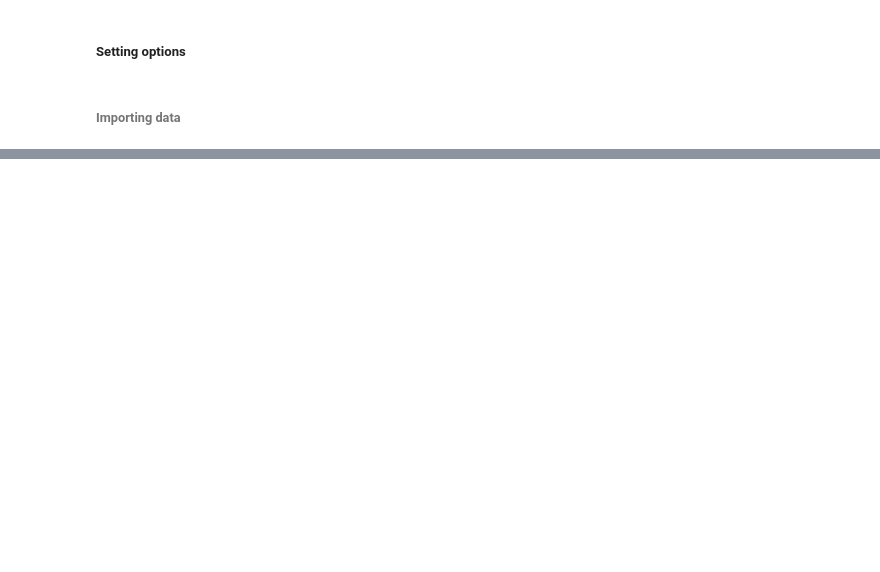
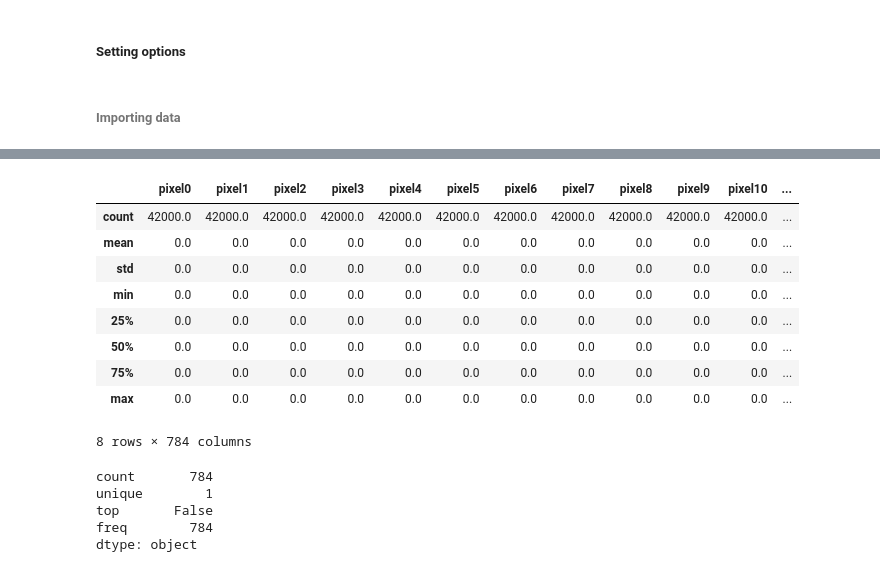
Before and after one commit to JakeCherrie/MNIST, a Jupyter notebook: MNIST.ipynb, the cells around one changed output, grey strips where cells are left out. Drawn from its saved outputs; the diff is of its cells as text; code cells hidden in the pictures; blank space fills up the shorter version.

```diff
--- a/MNIST.ipynb
+++ b/MNIST.ipynb
@@ -9,7 +9,18 @@ import numpy             as np  # scientific computing
 import pandas            as pd  # data managment and analysis
 
 import matplotlib.pyplot as plt # Matplotlib pyplot for plots
+import matplotlib.image  as img #
 import seaborn           as sns # Seabourne for visualization
 
-# import tensorflow
+
+from keras.utils.np_utils      import to_categorical # convert to one-hot-encoding
+from keras.models              import Sequential
+from keras.layers              import Dense, Dropout, Flatten, Conv2D, MaxPool2D
+from keras.optimizers          import RMSprop
+from keras.preprocessing.image import ImageDataGenerator
+from keras.callbacks           import ReduceLROnPlateau
+
+
 # from keras.utils.np_utils import to_categorical # convert to one-hot-encoding
+
+pd.set_option('display.max_columns', 300)
@@ -44,0 +80,21 @@ sns.countplot(target)
+# %%
+train.describe()
+# %% [output]
+|  | pixel0 | pixel1 | pixel2 | pixel3 | pixel4 | pixel5 | pixel6 | pixel7 | pixel8 | pixel9 | pixel10 | ... |
+| count | 42000.0 | 42000.0 | 42000.0 | 42000.0 | 42000.0 | 42000.0 | 42000.0 | 42000.0 | 42000.0 | 42000.0 | 42000.0 | ... |
+| mean | 0.0 | 0.0 | 0.0 | 0.0 | 0.0 | 0.0 | 0.0 | 0.0 | 0.0 | 0.0 | 0.0 | ... |
+| std | 0.0 | 0.0 | 0.0 | 0.0 | 0.0 | 0.0 | 0.0 | 0.0 | 0.0 | 0.0 | 0.0 | ... |
+| min | 0.0 | 0.0 | 0.0 | 0.0 | 0.0 | 0.0 | 0.0 | 0.0 | 0.0 | 0.0 | 0.0 | ... |
+| 25% | 0.0 | 0.0 | 0.0 | 0.0 | 0.0 | 0.0 | 0.0 | 0.0 | 0.0 | 0.0 | 0.0 | ... |
+| 50% | 0.0 | 0.0 | 0.0 | 0.0 | 0.0 | 0.0 | 0.0 | 0.0 | 0.0 | 0.0 | 0.0 | ... |
+| 75% | 0.0 | 0.0 | 0.0 | 0.0 | 0.0 | 0.0 | 0.0 | 0.0 | 0.0 | 0.0 | 0.0 | ... |
+| max | 0.0 | 0.0 | 0.0 | 0.0 | 0.0 | 0.0 | 0.0 | 0.0 | 0.0 | 0.0 | 0.0 | ... |
+8 rows × 784 columns
+# %%
+test.isnull().any().describe()
+# %% [output]
+count       784
+unique        1
+top       False
+freq        784
+dtype: object
```
Also changed, not shown: parts of 9 cells of this notebook.
